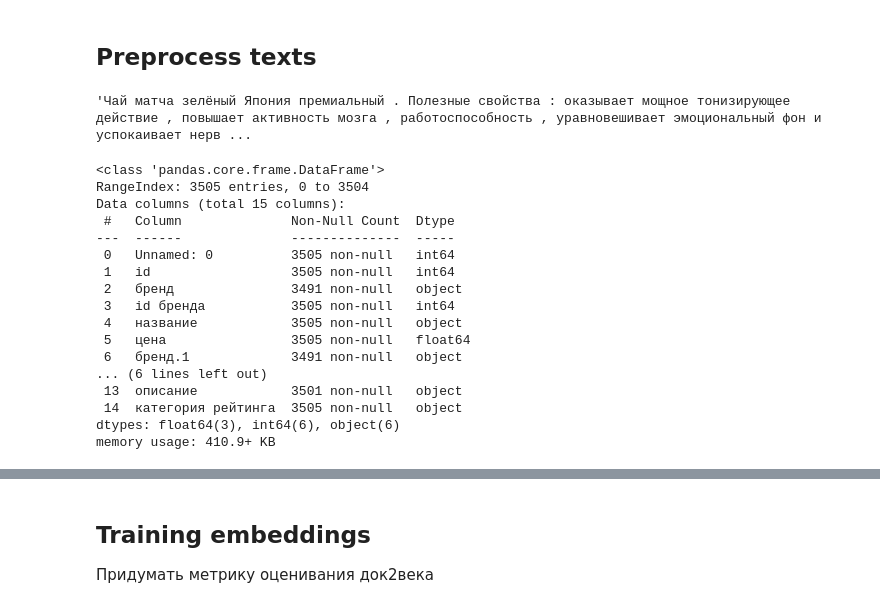
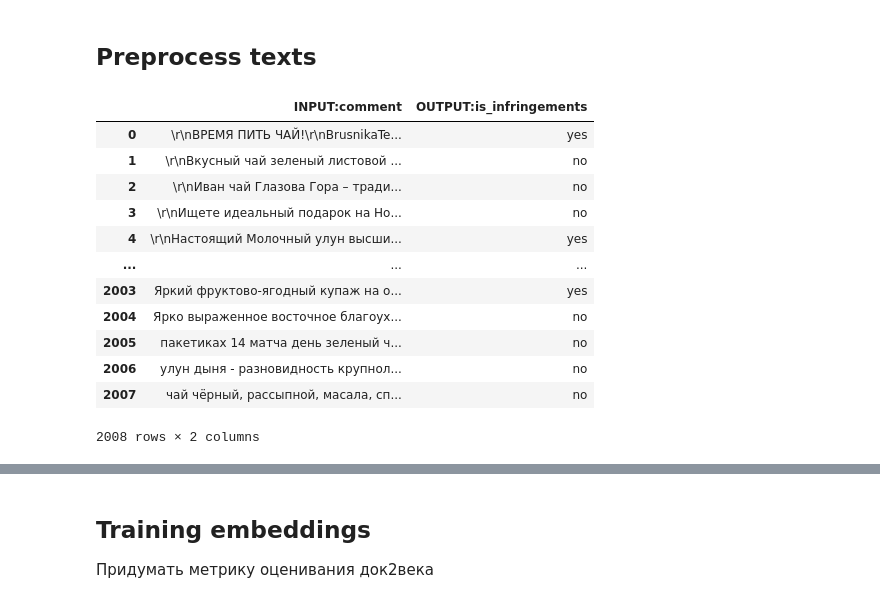
Before and after one commit to PBspacey/wb-category-analysis, a Jupyter notebook: models/nlp_preprocess.ipynb, the cells around one changed output, grey strips where cells are left out. Drawn from its saved outputs; the diff is of its cells as text; code cells hidden in the pictures.

```diff
--- a/models/nlp_preprocess.ipynb
+++ b/models/nlp_preprocess.ipynb
@@ -12,28 +24,21 @@ import torch
 # %% [markdown]
 ## Preprocess texts
 # %%
-df = pd.read_csv('../wb_parse_subject=406after_images.csv')
+df = pd.read_csv('../texts_labeled.tsv', sep='\t')
-# %%
-df['описание'][0]
-# %% [output]
-'Чай матча зелёный Япония премиальный . Полезные свойства : оказывает мощное тонизирующее действие , повышает активность мозга , работоспособность , уравновешивает эмоциональный фон и успокаивает нерв ...
-# %%
-df.info()
-# %% [output]
-<class 'pandas.core.frame.DataFrame'>
-RangeIndex: 3505 entries, 0 to 3504
-Data columns (total 15 columns):
- #   Column              Non-Null Count  Dtype
----  ------              --------------  -----
- 0   Unnamed: 0          3505 non-null   int64
- 1   id                  3505 non-null   int64
- 2   бренд               3491 non-null   object
- 3   id бренда           3505 non-null   int64
- 4   название            3505 non-null   object
- 5   цена                3505 non-null   float64
- 6   бренд.1             3491 non-null   object
-... (6 lines left out)
- 13  описание            3501 non-null   object
- 14  категория рейтинга  3505 non-null   object
-dtypes: float64(3), int64(6), object(6)
-memory usage: 410.9+ KB
+# %%
+res = df.groupby('INPUT:comment')['OUTPUT:is_infringements'].apply(lambda row: row.value_counts().idxmax()).reset_index()
+res
+# %% [output]
+|  | INPUT:comment | OUTPUT:is_infringements |
+| 0 | \r\nВРЕМЯ ПИТЬ ЧАЙ!\r\nBrusnikaTe... | yes |
+| 1 | \r\nВкусный чай зеленый листовой ... | no |
+| 2 | \r\nИван чай Глазова Гора – тради... | no |
+| 3 | \r\nИщете идеальный подарок на Но... | no |
+| 4 | \r\nНастоящий Молочный улун высши... | yes |
+| ... | ... | ... |
+| 2003 | Яркий фруктово-ягодный купаж на о... | yes |
+| 2004 | Ярко выраженное восточное благоух... | no |
+| 2005 | пакетиках 14 матча день зеленый ч... | no |
+| 2006 | улун дыня - разновидность крупнол... | no |
+| 2007 | чай чёрный, рассыпной, масала, сп... | no |
+2008 rows × 2 columns
```
Also changed, not shown: parts of 51 cells of this notebook, 8 other files.
